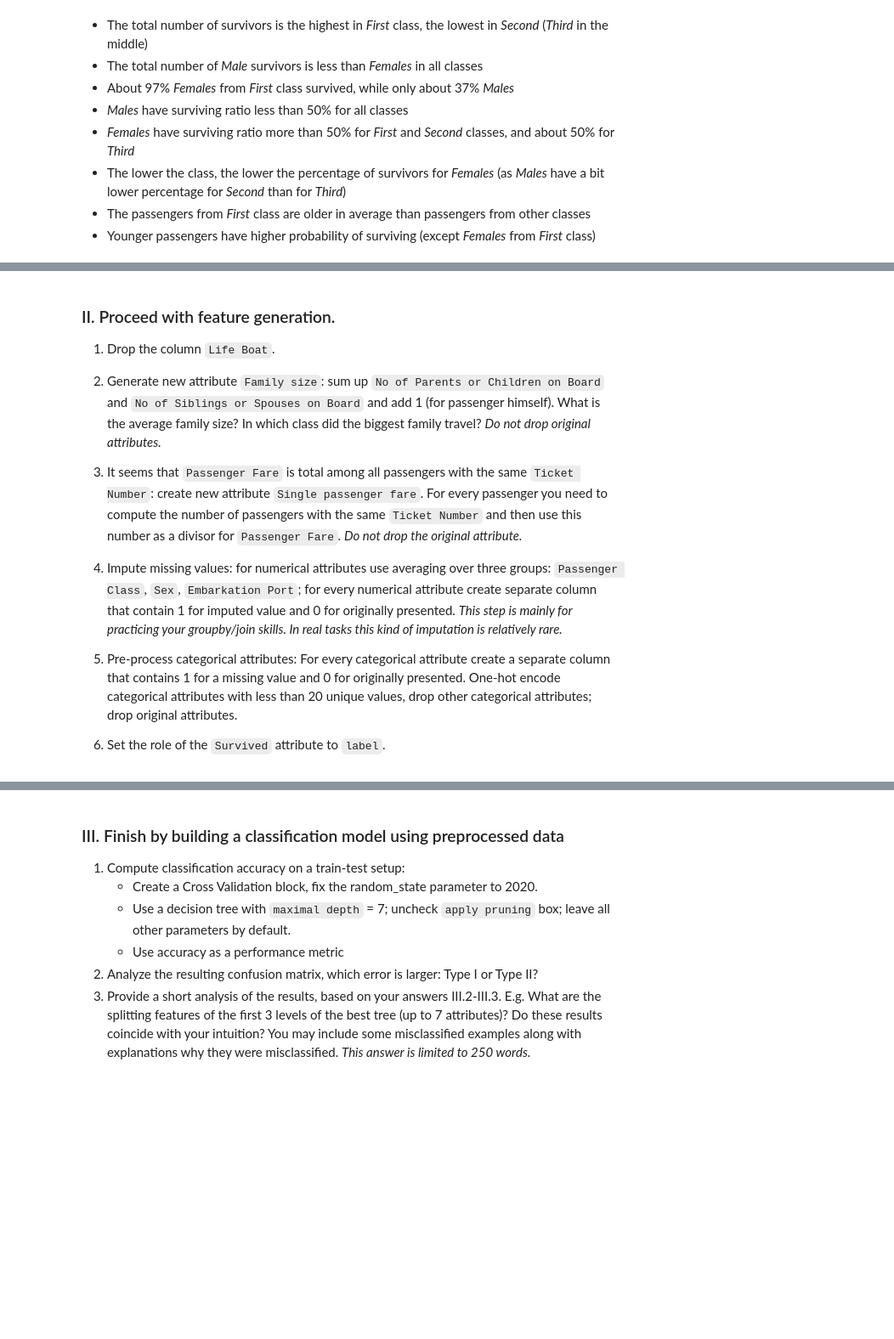
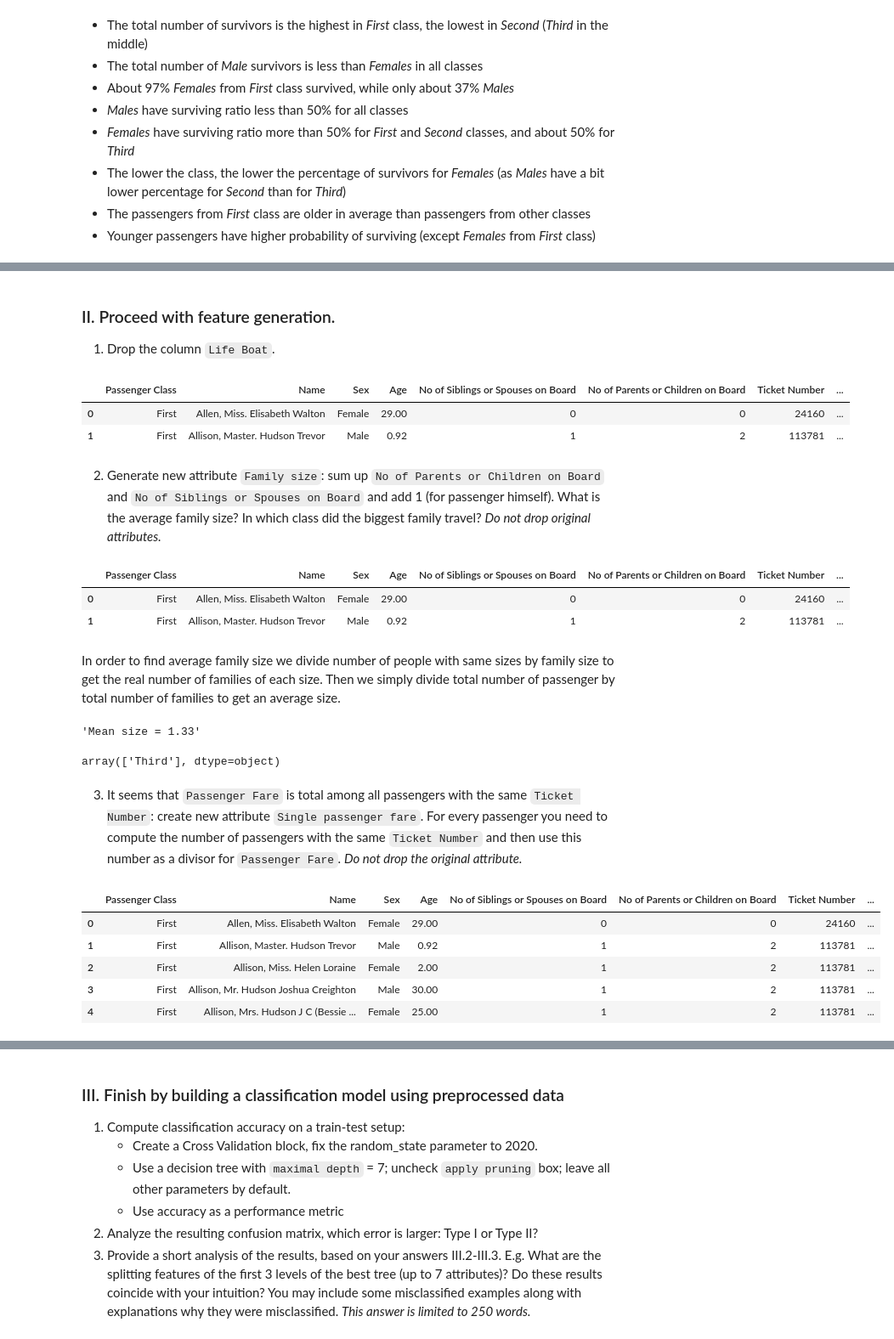
Before and after one commit to Mist3r-R/hse-sse-ds-business-2020, a Jupyter notebook: HW_2.ipynb, the cells around one changed output, grey strips where cells are left out. Shown: that part at 85% size. Saved outputs shown, nothing was run; the diff lists cells and outputs as text; code cells hidden in the pictures; blank space fills up the shorter version.

Commit message:
Add 2nd task for hw2

```diff
--- a/HW_2.ipynb
+++ b/HW_2.ipynb
@@ -19,7 +19,7 @@ import numpy as np
 import matplotlib.pyplot as plt
 import seaborn as sns
 # %%
-pd.set_option('display.float_format', lambda x: '{:.3f}'.format(x))
+pd.set_option('display.float_format', lambda x: '{:.2f}'.format(x))
 sns.set_style('darkgrid')
 # %%
 df = pd.read_csv('data/titanic_data.csv')
@@ -76,17 +76,48 @@ Male      6.958
 dtype: float64
-# %% [markdown]
-### II. Proceed with feature generation.
-1. Drop the column `Life Boat`.
-2. Generate new attribute `Family size`: sum up `No of Parents or Children on Board` and `No of Siblings or Spouses on Board` and add 1 (for passenger himself). What is the average family size? In which class did the biggest family travel?
-    *Do not drop original attributes.*
-
-
-3. It seems that `Passenger Fare` is total among all passengers with the same `Ticket Number`: create new attribute `Single passenger fare`. For every passenger you need to compute the number of passengers with the same `Ticket Number` and then use this number as a divisor for `Passenger Fare`.
-    *Do not drop the original attribute.*
-
-
-4. Impute missing values: for numerical attributes use averaging over three groups: `Passenger Class`, `Sex`, `Embarkation Port`; for every numerical attribute create separate column that contain 1 for imputed value and 0 for originally presented.
-    *This step is mainly for practicing your groupby/join skills. In real tasks this kind of imputation is relatively rare.*
-
-5. Pre-process categorical attributes: For every categorical attribute create a separate column that contains 1 for a missing value and 0 for originally presented. One-hot encode categorical attributes with less than 20 unique values, drop other categorical attributes; drop original attributes.
-6. Set the role of the `Survived` attribute to `label`.
+# %% [markdown]
+### II. Proceed with feature generation.
+1. Drop the column `Life Boat`.
+# %%
+data = df.drop(columns=['Life Boat'])
+data.head(2)
+# %% [output]
+|  | Passenger Class | Name | Sex | Age | No of Siblings or Spouses on Board | No of Parents or Children on Board | Ticket Number | ... |
+| 0 | First | Allen, Miss. Elisabeth Walton | Female | 29.00 | 0 | 0 | 24160 | ... |
+| 1 | First | Allison, Master. Hudson Trevor | Male | 0.92 | 1 | 2 | 113781 | ... |
+# %% [markdown]
+2. Generate new attribute `Family size`: sum up `No of Parents or Children on Board` and `No of Siblings or Spouses on Board` and add 1 (for passenger himself). What is the average family size? In which class did the biggest family travel?
+    *Do not drop original attributes.*
+# %%
+data['Family Size'] = data['No of Siblings or Spouses on Board'] + \
+                      data['No of Parents or Children on Board'] + 1
+data.head(2)
+# %% [output]
+|  | Passenger Class | Name | Sex | Age | No of Siblings or Spouses on Board | No of Parents or Children on Board | Ticket Number | ... |
+| 0 | First | Allen, Miss. Elisabeth Walton | Female | 29.00 | 0 | 0 | 24160 | ... |
+| 1 | First | Allison, Master. Hudson Trevor | Male | 0.92 | 1 | 2 | 113781 | ... |
+# %% [markdown]
+In order to find average family size we divide number of people with same sizes by family size to get the real number of families of each size. Then we simply divide total number of passenger by total number of families to get an average size.
+# %%
+family_size = data.groupby('Family Size').size()
+mean = family_size.values.sum() / (family_size.values / family_size.index.values).sum()
+f"Mean size = {mean:.2f}"
+# %% [output]
+'Mean size = 1.33'
+# %%
+data[data['Family Size'] == data['Family Size'].max()]['Passenger Class'].unique()
+# %% [output]
+array(['Third'], dtype=object)
+# %% [markdown]
+3. It seems that `Passenger Fare` is total among all passengers with the same `Ticket Number`: create new attribute `Single passenger fare`. For every passenger you need to compute the number of passengers with the same `Ticket Number` and then use this number as a divisor for `Passenger Fare`.
+    *Do not drop the original attribute.*
+# %%
+tickets = data.groupby('Ticket Number')['Ticket Number'].transform('size')
+data['Single passenger fare'] = data['Passenger Fare'] / tickets
+data.head(5)
+# %% [output]
+|  | Passenger Class | Name | Sex | Age | No of Siblings or Spouses on Board | No of Parents or Children on Board | Ticket Number | ... |
+| 0 | First | Allen, Miss. Elisabeth Walton | Female | 29.00 | 0 | 0 | 24160 | ... |
+| 1 | First | Allison, Master. Hudson Trevor | Male | 0.92 | 1 | 2 | 113781 | ... |
+| 2 | First | Allison, Miss. Helen Loraine | Female | 2.00 | 1 | 2 | 113781 | ... |
+| 3 | First | Allison, Mr. Hudson Joshua Creighton | Male | 30.00 | 1 | 2 | 113781 | ... |
+| 4 | First | Allison, Mrs. Hudson J C (Bessie ... | Female | 25.00 | 1 | 2 | 113781 | ... |
```
Also changed, not shown: parts of 21 cells of this notebook.
